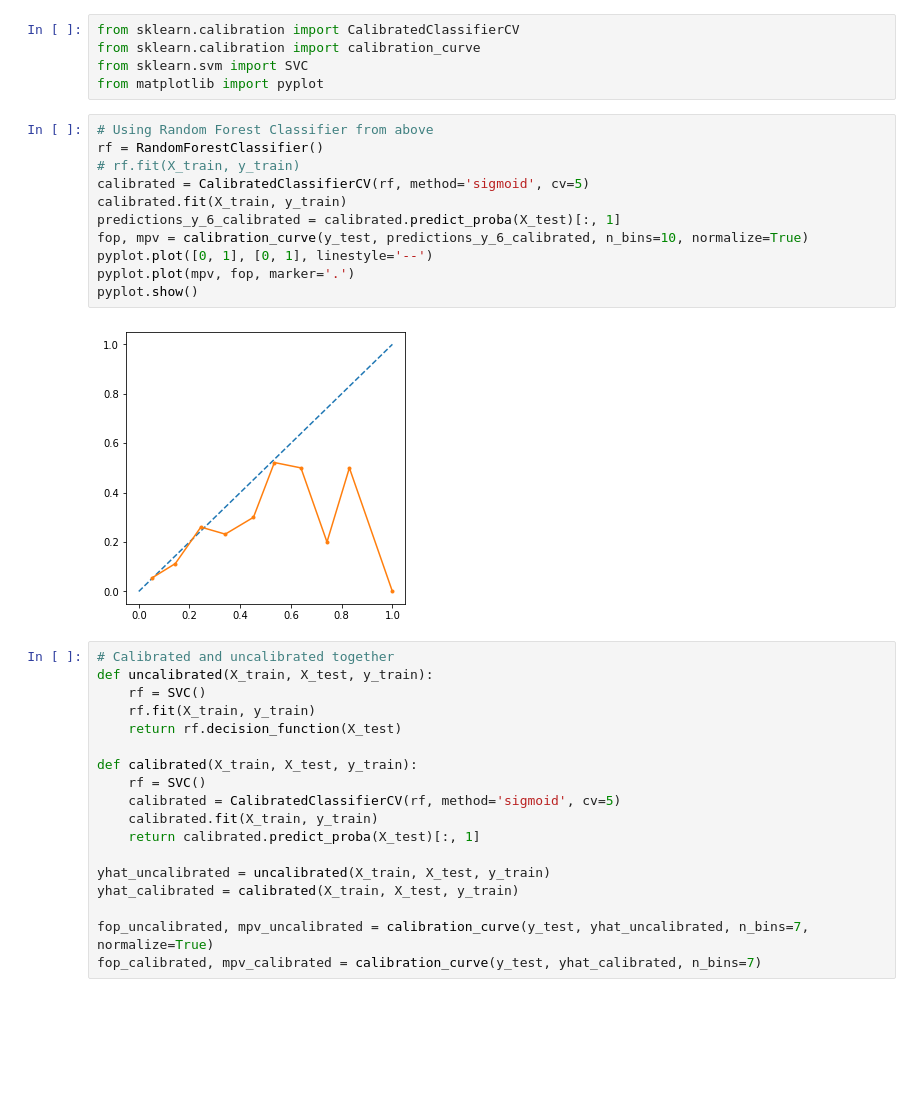
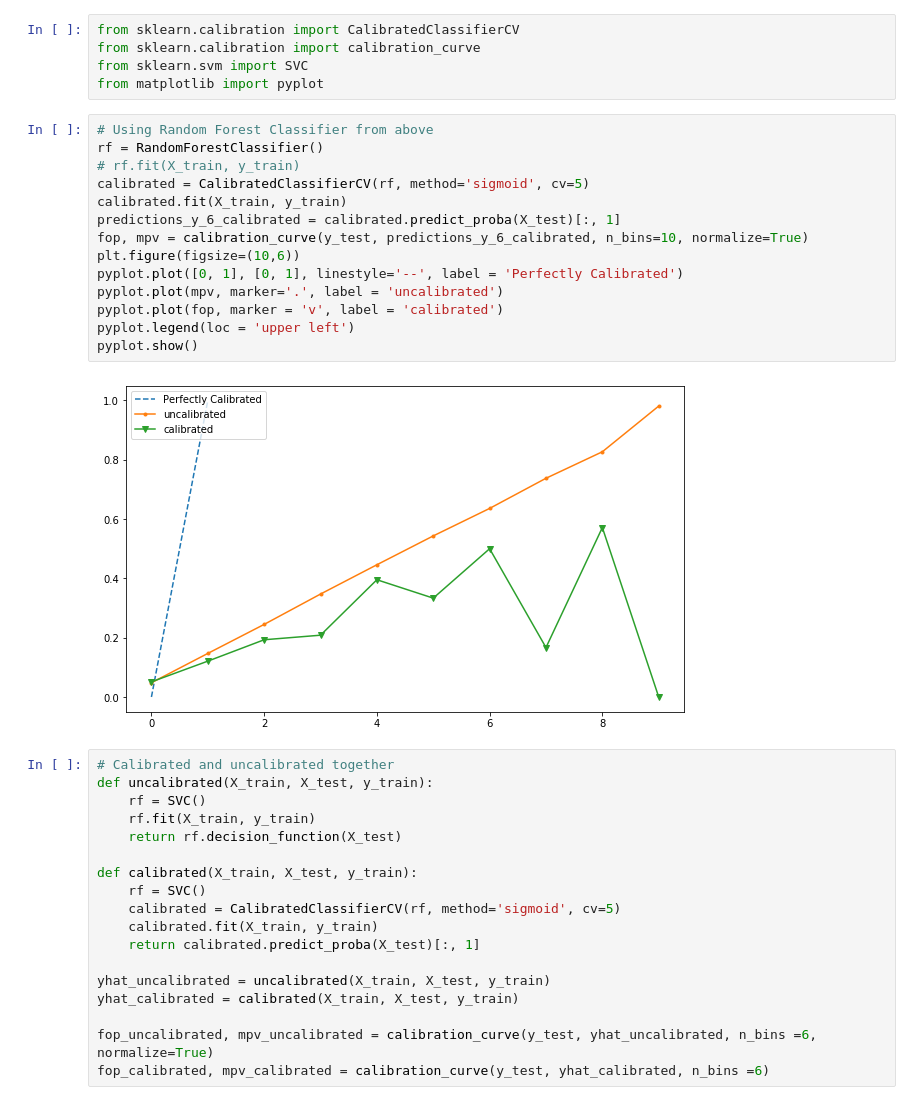
Before and after one commit to nastyh/Unbalanced-Dataset, a Jupyter notebook: This_Framingham.ipynb, the cells around one changed output. Saved outputs shown, nothing was run; the diff lists cells and outputs as text; blank space fills up the shorter version.

```diff
--- a/This_Framingham.ipynb
+++ b/This_Framingham.ipynb
@@ -838,16 +853,19 @@ from matplotlib import pyplot
 # %%
 # Using Random Forest Classifier from above
 rf = RandomForestClassifier()
 # rf.fit(X_train, y_train)
 calibrated = CalibratedClassifierCV(rf, method='sigmoid', cv=5)
 calibrated.fit(X_train, y_train)
 predictions_y_6_calibrated = calibrated.predict_proba(X_test)[:, 1]
 fop, mpv = calibration_curve(y_test, predictions_y_6_calibrated, n_bins=10, normalize=True)
-pyplot.plot([0, 1], [0, 1], linestyle='--')
-pyplot.plot(mpv, fop, marker='.')
+plt.figure(figsize=(10,6))
+pyplot.plot([0, 1], [0, 1], linestyle='--', label = 'Perfectly Calibrated')
+pyplot.plot(mpv, marker='.', label = 'uncalibrated')
+pyplot.plot(fop, marker = 'v', label = 'calibrated')
+pyplot.legend(loc = 'upper left')
 pyplot.show()
 # %% [output]
-[figure, old version]
+[figure, new version]
 # %%
 # Calibrated and uncalibrated together
 def uncalibrated(X_train, X_test, y_train):
@@ -864,8 +882,8 @@ def calibrated(X_train, X_test, y_train):
 yhat_uncalibrated = uncalibrated(X_train, X_test, y_train)
 yhat_calibrated = calibrated(X_train, X_test, y_train)
 
-fop_uncalibrated, mpv_uncalibrated = calibration_curve(y_test, yhat_uncalibrated, n_bins=7, normalize=True)
-fop_calibrated, mpv_calibrated = calibration_curve(y_test, yhat_calibrated, n_bins=7)
+fop_uncalibrated, mpv_uncalibrated = calibration_curve(y_test, yhat_uncalibrated, n_bins =6, normalize=True)
+fop_calibrated, mpv_calibrated = calibration_curve(y_test, yhat_calibrated, n_bins =6)
 # %%
 plt.figure(figsize=(12,8))
 pyplot.plot([0, 1], [0, 1], linestyle='--', color='black', label = 'normal')
```
Also changed, not shown: parts of 4 cells of this notebook.
